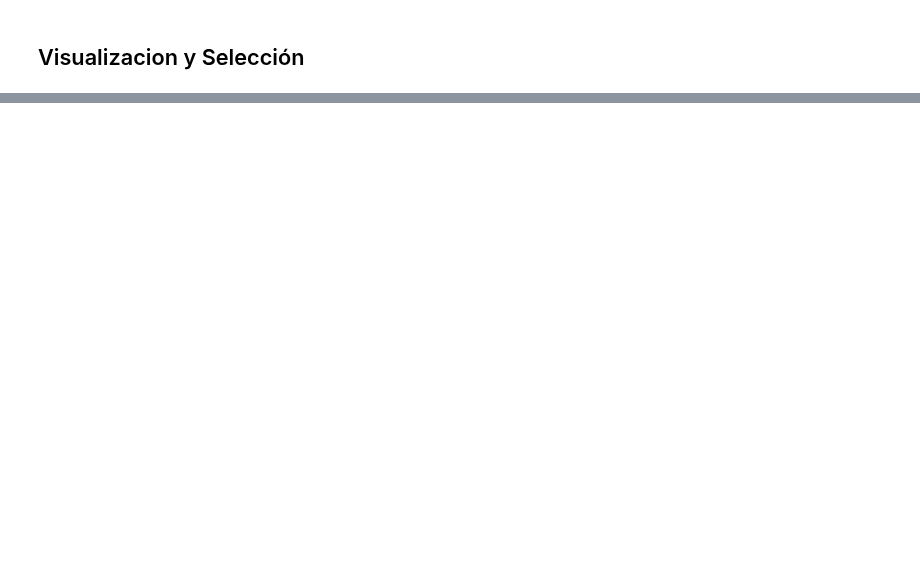
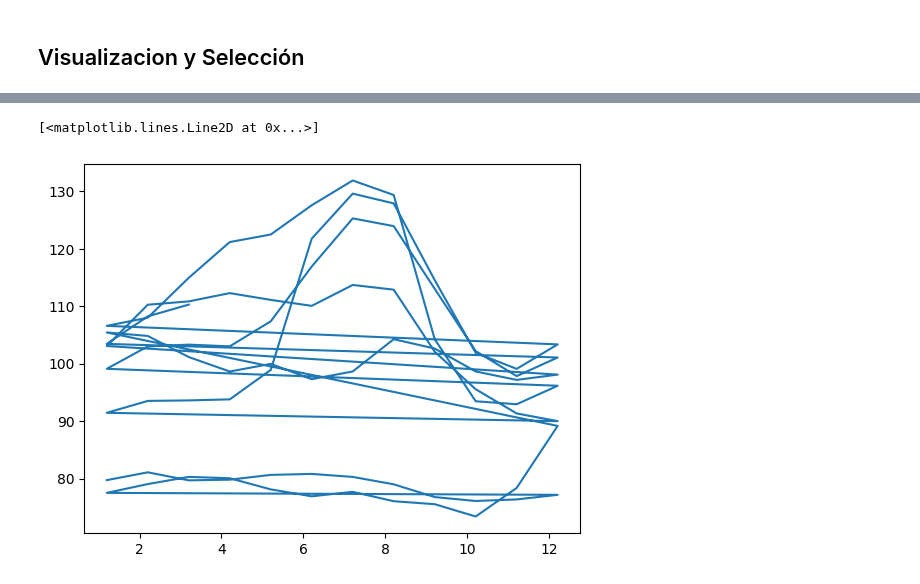
Before and after one commit to betorockers/DataScience_AluraLatam, a Jupyter notebook: 3-ETL/1-Numpy/Numpy.ipynb, the cells around one changed output, grey strips where cells are left out. Drawn from its saved outputs; the diff is of its cells as text; code cells hidden in the pictures; blank space fills up the shorter version.

```diff
--- a/3-ETL/1-Numpy/Numpy.ipynb
+++ b/3-ETL/1-Numpy/Numpy.ipynb
@@ -191,0 +251,5 @@ array([ 2.96,  3.91,  4.42, ..., 15.59, 15.92, 16.45], shape=(10000,))
+# %%
+plt.plot(fechas,precios[:,0], label = "Manzana")
+# %% [output]
+[<matplotlib.lines.Line2D at 0x...>]
+[figure, added]
```
Also changed, not shown: parts of 115 cells of this notebook, 1 other file.
